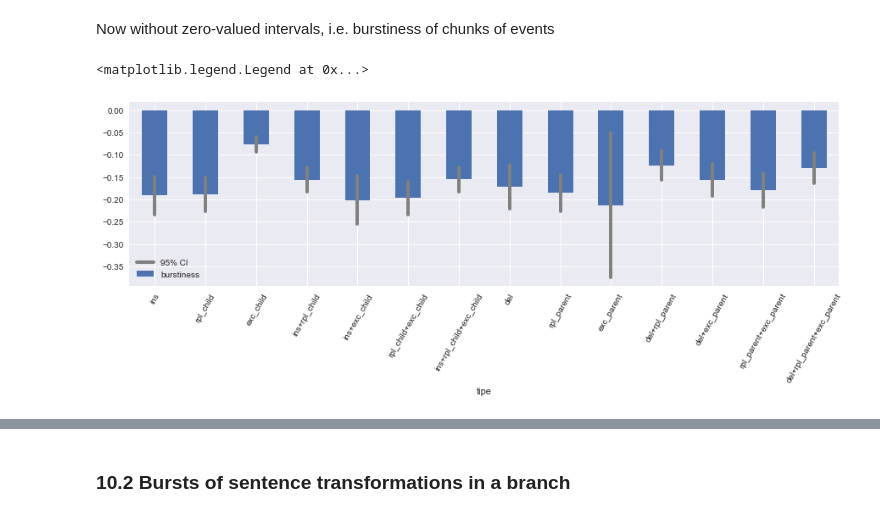
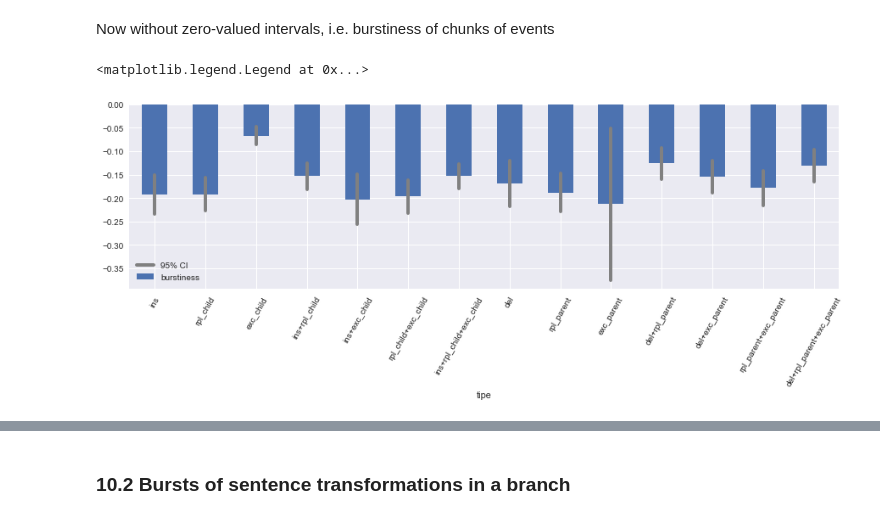
Before and after one commit to interpretation-experiment/analysis, a Jupyter notebook: notebooks/exp_3/model_exploration.ipynb, the cells around one changed output, grey strips where cells are left out. Saved outputs shown, nothing was run; the diff lists cells and outputs as text; code cells hidden in the pictures.

Commit message:
feat/exp-3: format burstiness figures

```diff
--- a/notebooks/exp_3/model_exploration.ipynb
+++ b/notebooks/exp_3/model_exploration.ipynb
@@ -698,7 +699,7 @@ def powerset(iterable):
     s = list(iterable)
     return itertools.chain.from_iterable(itertools.combinations(s, r) for r in range(len(s)+1))
 # %%
-def powerset_nontrivial(iterable):
+def powerset_nonempty(iterable):
     return itertools.islice(powerset(iterable), 1, None)
 # %% [markdown]
 ### 10.1 Bursts of transformations in a sentence
@@ -721,16 +722,20 @@ for tree in ProgressBar(max_value=Tree.objects.experiment.count())(Tree.objects.
             stb_inexc = [pair for pair in stb_pairs if pair[2]]
 
             for tipe_ids in itertools.chain(
-                    powerset_nontrivial([('del', dis_ids),
-                                         ('rpl_parent', [p[0] for p in rpl_outexc]),
-                                         ('exc_parent', [p[0] for p in itertools.chain(stb_inexc,
-                                                                                       rpl_inexc)])]),
-                    powerset_nontrivial([('ins', app_ids),
-                                         ('rpl_child', [p[1] for p in rpl_outexc]),
-                                         ('exc_child', [p[1] for p in itertools.chain(stb_inexc,
-                                                                                      rpl_inexc)])])):
+                    powerset_nonempty([('del', dis_ids),
+                                       ('rpl_parent',
+                                        [p[0] for p in itertools.chain(rpl_outexc, rpl_inexc)]),
+                                       ('exc_parent',
+                                        [p[0] for p in itertools.chain(stb_inexc, rpl_inexc)])]),
+                    powerset_nonempty([('ins', app_ids),
+                                       ('rpl_child',
+                                        [p[1] for p in itertools.chain(rpl_outexc, rpl_inexc)]),
+                                       ('exc_child',
+                                        [p[1] for p in itertools.chain(stb_inexc, rpl_inexc)])])):
                 tipe, ids = zip(*tipe_ids)
-                ids = list(itertools.chain(*ids))
+                # itertools.chain(*ids) yields some duplicates whenever a replacement appears
+                # in an exchange. So we remove the duplicates with set().
+                ids = set(itertools.chain(*ids))
                 tipe = '+'.join(tipe)
                 for interval in intervals(ids):
                     data_size_intervals.append({
@@ -752,8 +757,8 @@ data_size_intervals = pd.DataFrame(data_size_intervals)
 # %% [markdown]
 Compute burstinesses for all combinations of transformations, with zero-valued intervals
 # %%
-order = ['+'.join(t) for t in itertools.chain(powerset_nontrivial(['ins', 'rpl_child', 'exc_child']),
-                                              powerset_nontrivial(['del', 'rpl_parent', 'exc_parent']))]
+order = ['+'.join(t) for t in itertools.chain(powerset_nonempty(['ins', 'rpl_child', 'exc_child']),
+                                              powerset_nonempty(['del', 'rpl_parent', 'exc_parent']))]
 word_burstiness = pd.DataFrame({
     'burstiness': data_size_intervals
          .groupby(['tree_id', 'tipe'])
@@ -767,12 +772,12 @@ word_burstiness = word_burstiness\
     .aggregate({
         'burstiness': 'mean',
         'ci': lambda x: x.std(ddof=1) * stats.t.ppf(1 - .05/2, x.size - 1) / np.sqrt(x.size)
-    }).ix[order]
+    }).loc[order]
 
 ax = word_burstiness.burstiness.plot(kind='bar', figsize=(15, 4), rot=60)
 for i, row in enumerate(order):
-    b = word_burstiness.ix[row].burstiness
-    ci = word_burstiness.ix[row].ci
+    b = word_burstiness.loc[row].burstiness
+    ci = word_burstiness.loc[row].ci
     ax.plot([i, i], [b - ci, b + ci], lw=4, color='grey',
             label='95% CI' if i == 0 else None)
 ax.legend()
@@ -784,26 +838,26 @@ Now without zero-valued intervals, i.e. burstiness of chunks of events
 # %%
 chunk_burstiness = pd.DataFrame({
     'burstiness': data_size_intervals[data_size_intervals.interval_size > 0]
          .groupby(['tree_id', 'tipe'])
          .interval_size
          .aggregate(burstiness)
 })
 
 chunk_burstiness['ci'] = chunk_burstiness.burstiness
 chunk_burstiness = chunk_burstiness\
     .groupby(level=1)\
     .aggregate({
         'burstiness': 'mean',
         'ci': lambda x: x.std(ddof=1) * stats.t.ppf(1 - .05/2, x.size - 1) / np.sqrt(x.size)
-    }).ix[order]
+    }).loc[order]
 
 ax = chunk_burstiness.burstiness.plot(kind='bar', figsize=(15, 4), rot=60)
 for i, row in enumerate(order):
-    b = chunk_burstiness.ix[row].burstiness
-    ci = chunk_burstiness.ix[row].ci
+    b = chunk_burstiness.loc[row].burstiness
+    ci = chunk_burstiness.loc[row].ci
     ax.plot([i, i], [b - ci, b + ci], lw=4, color='grey',
             label='95% CI' if i == 0 else None)
 ax.legend()
 # %% [output]
 <matplotlib.legend.Legend at 0x...>
-[figure, old version]
+[figure, new version]
```
Also changed, not shown: parts of 42 cells of this notebook, 2 other files.
